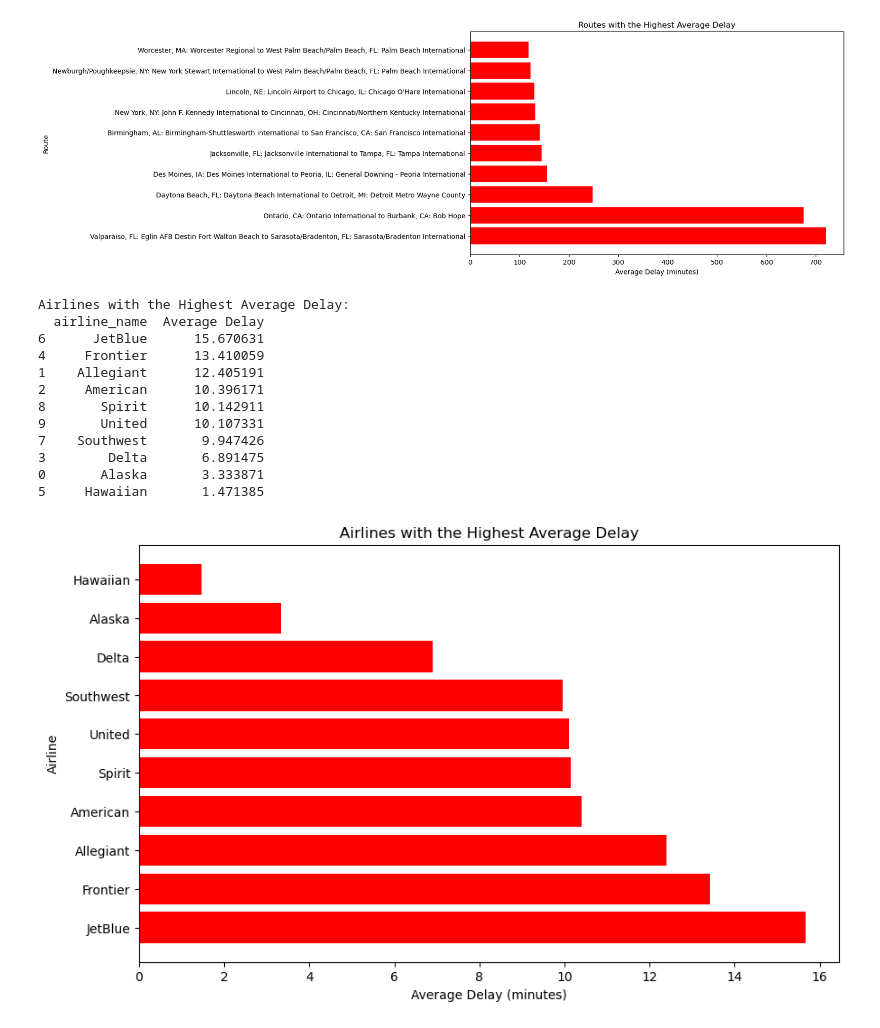
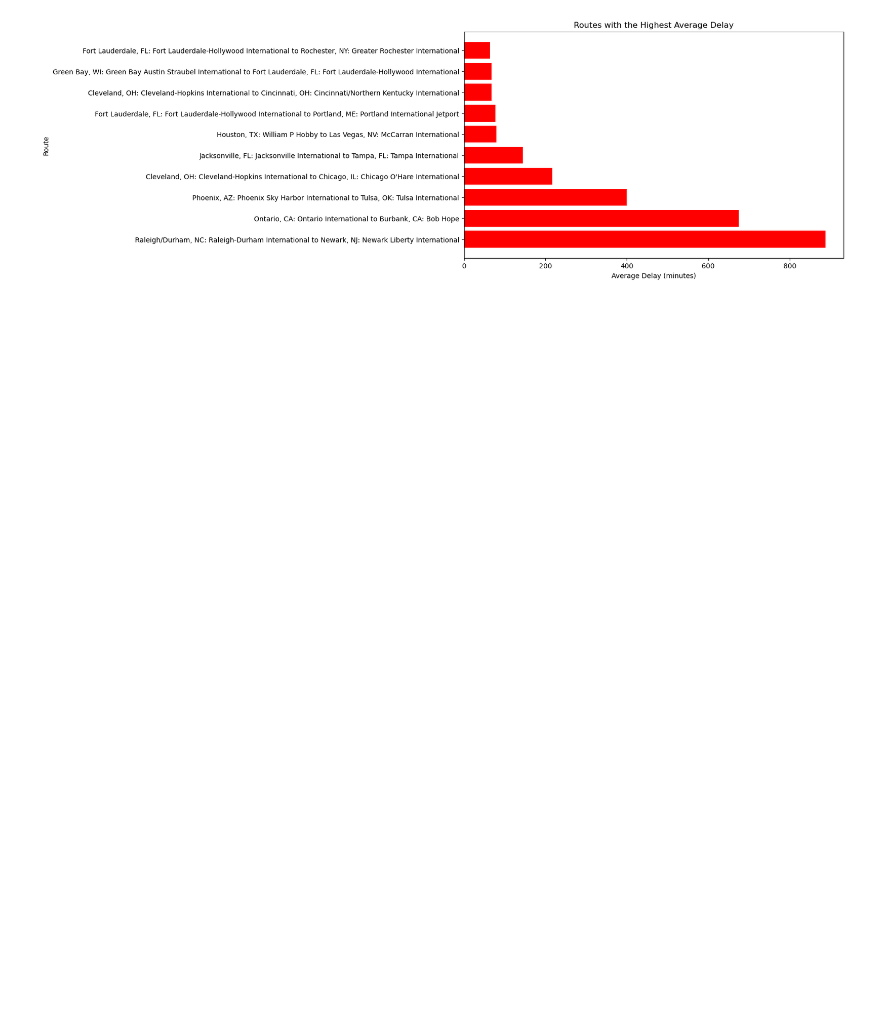
Before and after one commit to mehpree/airline-data-analysis, a Jupyter notebook: Airport Analysis.ipynb, the cells around one changed output. Drawn from its saved outputs; the diff is of its cells as text; code cells hidden in the pictures; blank space fills up the shorter version.

Commit message:
Ismail's Analysis

```diff
--- a/Airport Analysis.ipynb
+++ b/Airport Analysis.ipynb
@@ -10,5 +10,5 @@ import numpy as np
 from sklearn import datasets
 import seaborn as sns
 # %%
-airline_data = pd.read_csv("/Users/ismailellahi/Desktop/BootCamp/Project1.Gr10/Project Data/Data.csv")
-airline_data.head()
+airline_data = pd.read_csv("/Users/ismailellahi/Desktop/BootCamp/Project/Data.csv")
+# airport_info = pd.read_csv("/Users/ismailellahi/Desktop/BootCamp/Project/project1_group10/airport_info.csv")
@@ -135,0 +86,10 @@ sample_df.head()
+# %%
+# Create a mapping from airport ID to name
+airport_id_to_name = subset_data[['ORIGIN_AIRPORT_ID', 'Description']].drop_duplicates().set_index('ORIGIN_AIRPORT_ID')['Description'].to_dict()
+
+# Use the mapping to create new columns with the names of the origin and destination airports
+subset_data['ORIGIN_AIRPORT_NAME'] = subset_data['ORIGIN_AIRPORT_ID'].map(airport_id_to_name)
+subset_data['DEST_AIRPORT_NAME'] = subset_data['DEST_AIRPORT_ID'].map(airport_id_to_name)
+
+# Create a 'ROUTE_NAME' column
+subset_data['ROUTE_NAME'] = subset_data['ORIGIN_AIRPORT_NAME'] + ' to ' + subset_data['DEST_AIRPORT_NAME']
@@ -231,16 +113,6 @@ performance = on_time_date.groupby(["OP_UNIQUE_CARRIER","YEAR","MONTH"])
 # %%
 # Calculate average delay by route using airport IDs
-route_delay = merged_df.groupby(['ORIGIN_AIRPORT_ID', 'DEST_AIRPORT_ID'])['DEP_DELAY'].mean().reset_index(name='Average Delay')
-
-# Merge with airport_info for origin airport names
-route_delay = pd.merge(route_delay, airport_info, left_on='ORIGIN_AIRPORT_ID', right_on='ORIGIN_AIRPORT_ID', how='left')
-# Rename columns for origin airport
-route_delay.rename(columns={'Description': 'Origin_Airport', 'Code.y': 'Origin_Airport_Code'}, inplace=True)
-
-# Merge with airport_info for destination airport names
-route_delay = pd.merge(route_delay, airport_info, left_on='DEST_AIRPORT_ID', right_on='ORIGIN_AIRPORT_ID', how='left', suffixes=('_origin', '_destination'))
-# Rename columns for destination airport
-route_delay.rename(columns={'Description': 'Destination_Airport', 'Code.y': 'Destination_Airport_Code'}, inplace=True)
+route_delay = subset_data.groupby('ROUTE_NAME')['DEP_DELAY'].mean().reset_index(name='Average Delay')
 
 # Sort by average delay in descending order
 route_delay = route_delay.sort_values('Average Delay', ascending=False)
@@ -254,42 +126,10 @@ top_routes = route_delay.head(10)
 
 # Create a bar plot for routes with the highest average delay
 plt.figure(figsize=(10, 6))
-plt.barh(top_routes['Origin_Airport'] + ' to ' + top_routes['Destination_Airport'], top_routes['Average Delay'], color='red')
+plt.barh(top_routes['ROUTE_NAME'], top_routes['Average Delay'], color='red')
 plt.xlabel('Average Delay (minutes)')
 plt.ylabel('Route')
 plt.title('Routes with the Highest Average Delay')
 plt.show()
-
-# Calculate average delay by airline
-airline_delay = merged_df.groupby('airline_name')['DEP_DELAY'].mean().reset_index(name='Average Delay')
-
-# Sort by average delay in descending order
-airline_delay = airline_delay.sort_values('Average Delay', ascending=False)
-
-# Print the airlines with the highest average delay
-print("Airlines with the Highest Average Delay:")
-print(airline_delay.head(10))
-
-# Create a bar plot for airlines with the highest average delay
-plt.figure(figsize=(10, 6))
-plt.barh(airline_delay['airline_name'], airline_delay['Average Delay'], color='red')
-plt.xlabel('Average Delay (minutes)')
-plt.ylabel('Airline')
-plt.title('Airlines with the Highest Average Delay')
-plt.show()
-
-
-# Calculate average delay by month and airline
-monthly_delay = merged_df.groupby(['MONTH', 'airline_name'])['DEP_DELAY'].mean().reset_index(name='Average Delay')
-
-# Create a line plot for average delay by month and airline
-plt.figure(figsize=(12, 6))
-sns.lineplot(data=monthly_delay, x='MONTH', y='Average Delay', hue='airline_name', marker='o')
-plt.xlabel('Month')
-plt.ylabel('Average Delay (minutes)')
-plt.title('Average Delay by Month and Airline')
-plt.xticks(range(1, 13))
-plt.legend(bbox_to_anchor=(1, 1))
-plt.show()
 # %% [output]
 Routes with the Highest Average Delay:
@@ -312,14 +147 @@ Routes with the Highest Average Delay:
-[figure, old version]
+[figure, new version]
-Airlines with the Highest Average Delay:
-  airline_name  Average Delay
-6      JetBlue      15.670631
-4     Frontier      13.410059
-1    Allegiant      12.405191
-2     American      10.396171
-8       Spirit      10.142911
-9       United      10.107331
-7    Southwest       9.947426
-3        Delta       6.891475
-0       Alaska       3.333871
-5     Hawaiian       1.471385
-[figure, removed]
```
Also changed, not shown: parts of 19 cells of this notebook, 3 other files.
